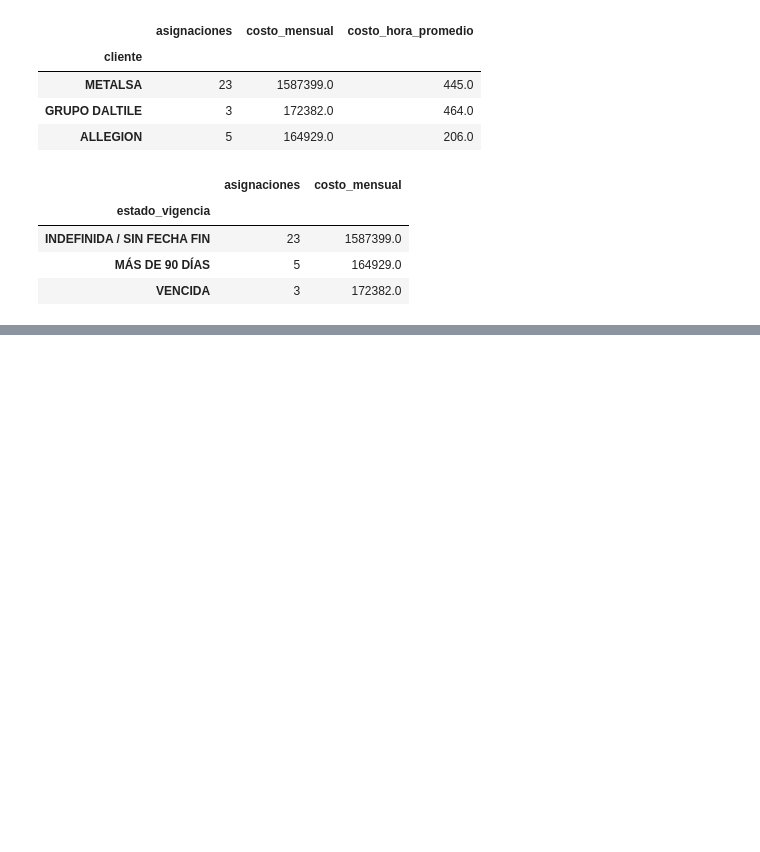
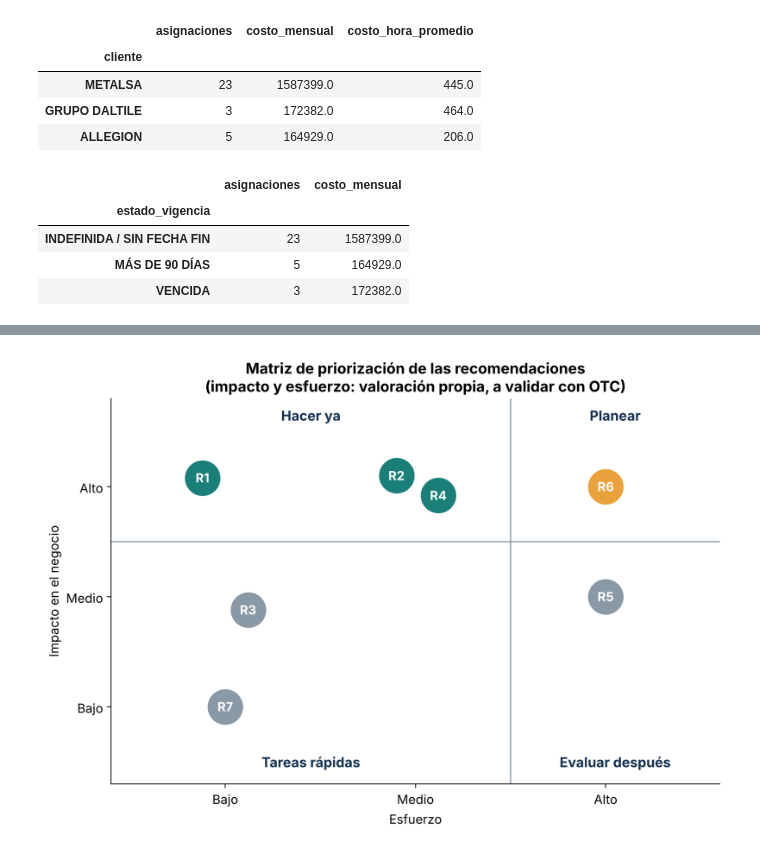
Before and after one commit to Arrazola77/OTC-EDA-Individual-Alexis, a Jupyter notebook: Presentacion_Reto_OTC_Etapas_1a4.ipynb, the cells around one changed output, grey strips where cells are left out. Cells and saved outputs as stored; diff of their text form; code cells hidden in the pictures; blank space fills up the shorter version.

```diff
--- a/Presentacion_Reto_OTC_Etapas_1a4.ipynb
+++ b/Presentacion_Reto_OTC_Etapas_1a4.ipynb
@@ -537,0 +591,37 @@ p2
+# %%
+recs = pd.DataFrame([
+ ('R1', 'Completar la captura de asignaciones: rol, fechas y % de dedicación', '45 activos sin asignación; 29 de 31 sin rol; 21 sin inicio',
+  'Hace confiables la utilización y la banca, que deciden $1.99 M al mes', 'PMO / Operaciones', '2 semanas', 3, 1),
+ ('R2', 'Asignar la banca consultiva a los 4 proyectos en curso sin personal', '21 consultores en banca ($1.09 M/mes); 13 con matriz confiable',
+  'Cada consultor reasignado convierte ~$51,700/mes de costo ocioso en costo de proyecto', 'Dirección de Operaciones', '1 mes', 3, 2),
+ ('R3', 'Decidir la extensión o el cierre de Marazzi y de los proyectos vencidos', '3 asignaciones vencidas el 23-sep ($172,382/mes); 2 proyectos en curso vencidos',
+  'Evita costo sin contrato o libera a 2 personas para otros proyectos', 'Dirección Comercial', 'Inmediato', 2, 1),
+ ('R4', 'Registrar el motivo de baja y lanzar un plan de retención para consultores senior', 'Rotación de octubre de 14.6 % contra una meta < 2 %',
+  'Reduce el costo de reemplazo y la pérdida de conocimiento del cliente', 'Recursos Humanos', '1–2 meses', 3, 2),
+ ('R5', 'Capacitar o certificar en las habilidades críticas', '6 habilidades sin nadie Avanzado+ y 5 con una sola persona',
+  'Quita la dependencia de una persona y amplía la oferta de servicios', 'Capital Humano', '3 meses', 2, 3),
+ ('R6', 'Diversificar la cartera usando la banca para crecer en otros clientes', 'Metalsa concentra el 82 % del costo asignado',
+  'Baja el riesgo de que un solo cliente duplique la banca', 'Dirección General / Comercial', '6 meses', 3, 3),
+ ('R7', 'Recuperar equipos de bajas y completar expedientes', '9 equipos por recuperar ($40,693 conocidos); 34 expedientes incompletos; 61 contratos pendientes',
+  'Reduce el riesgo patrimonial y legal', 'Administración / RH', '1 mes', 1, 1),
+], columns=['id', 'recomendación', 'evidencia', 'valor para OTC', 'responsable', 'plazo', 'impacto', 'esfuerzo'])
+
+fig, ax = plt.subplots(figsize=(8.5, 6))
+ax.axhline(2.5, color=GRIS, lw=1); ax.axvline(2.5, color=GRIS, lw=1)
+desv = {'R1': (-0.12, 0.08), 'R3': (0.12, -0.12), 'R7': (0, 0), 'R2': (-0.1, 0.1), 'R4': (0.12, -0.08), 'R5': (0, 0), 'R6': (0, 0)}
+for _, r in recs.iterrows():
+    dx, dy = desv[r.id]
+    x, y = r.esfuerzo + dx, r.impacto + dy
+    ax.scatter(x, y, s=900, color=VERDE if (r.impacto >= 2.5 and r.esfuerzo <= 2) else (AMBAR if r.impacto >= 2.5 else GRIS), zorder=3)
+    ax.text(x, y, r.id, ha='center', va='center', color='white', fontweight='bold', zorder=4)
+for (x, y, t) in [(1.45, 3.6, 'Hacer ya'), (3.05, 3.6, 'Planear'), (1.45, 0.45, 'Tareas rápidas'), (3.05, 0.45, 'Evaluar después')]:
+    ax.text(x, y, t, ha='center', fontsize=12, fontweight='bold', color=TINTA)
+ax.set_xlim(0.4, 3.6); ax.set_ylim(0.3, 3.8)
+ax.set_xticks([1, 2, 3], ['Bajo', 'Medio', 'Alto']); ax.set_yticks([1, 2, 3], ['Bajo', 'Medio', 'Alto'])
+ax.set_xlabel('Esfuerzo'); ax.set_ylabel('Impacto en el negocio')
+ax.set_title('Matriz de priorización de las recomendaciones\n(impacto y esfuerzo: valoración propia, a validar con OTC)')
+plt.tight_layout(); plt.show()
+with pd.option_context('display.max_colwidth', None):
+    display(recs.drop(columns=['impacto', 'esfuerzo']))
+# %% [output]
+[figure, added]
```
Also changed, not shown: parts of 6 cells of this notebook.
